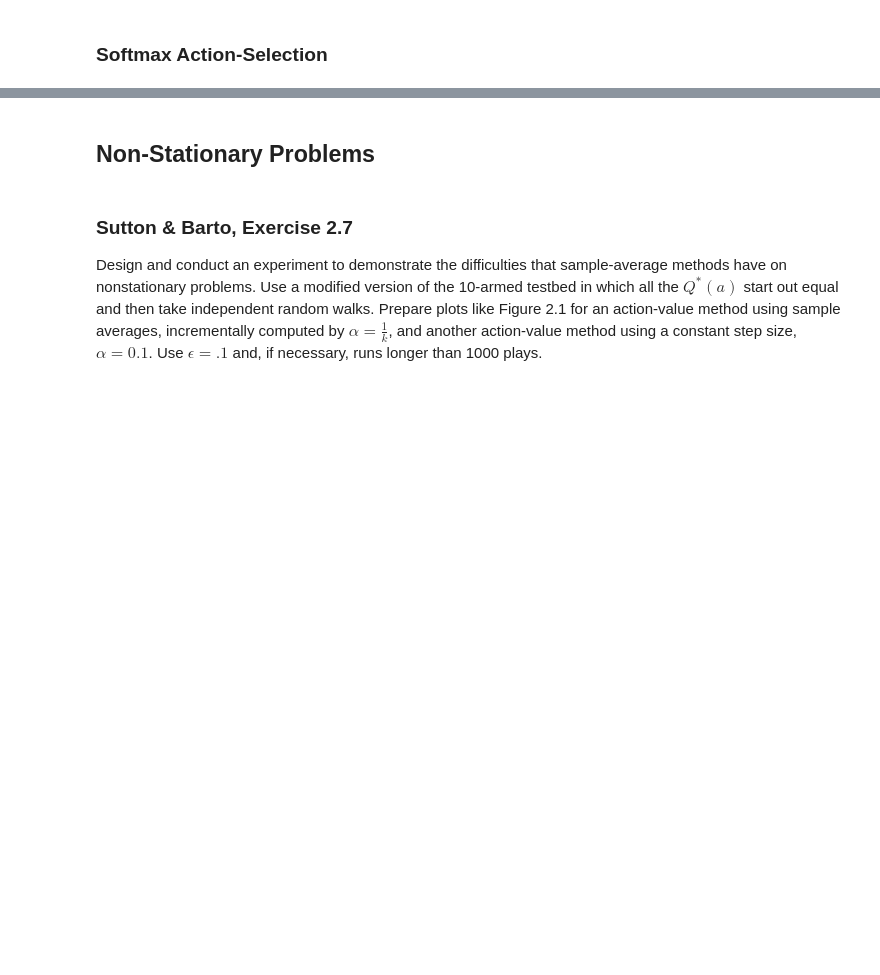
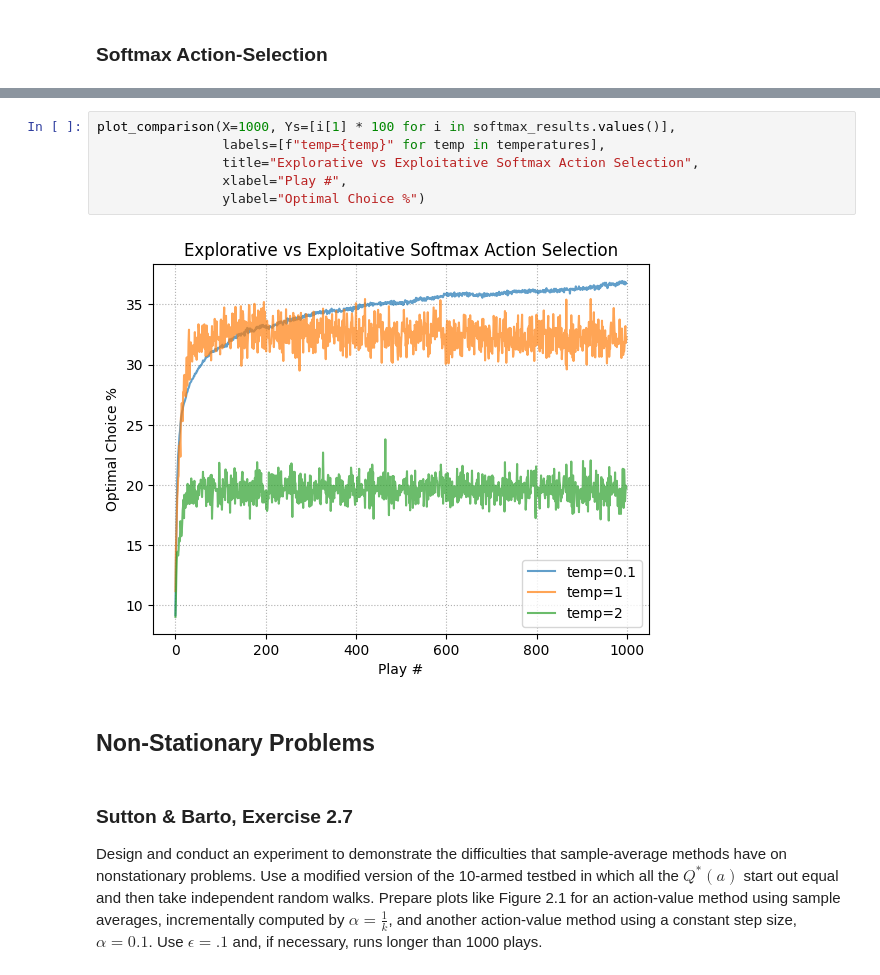
Before and after one commit to aadi219/reinforcement-learning, a Jupyter notebook: n-armed_bandit.ipynb, the cells around one changed output, grey strips where cells are left out. Saved outputs shown, nothing was run; the diff lists cells and outputs as text; blank space fills up the shorter version.

```diff
--- a/n-armed_bandit.ipynb
+++ b/n-armed_bandit.ipynb
@@ -131,3 +170,11 @@ sorted(probs, reverse=True)
+# %%
+plot_comparison(X=1000, Ys=[i[1] * 100 for i in softmax_results.values()],
+                labels=[f"temp={temp}" for temp in temperatures],
+                title="Explorative vs Exploitative Softmax Action Selection",
+                xlabel="Play #",
+                ylabel="Optimal Choice %")
+# %% [output]
+[figure, added]
 # %% [markdown]
 ## Non-Stationary Problems
 # %% [markdown]
```
Also changed, not shown: parts of 33 cells of this notebook.
